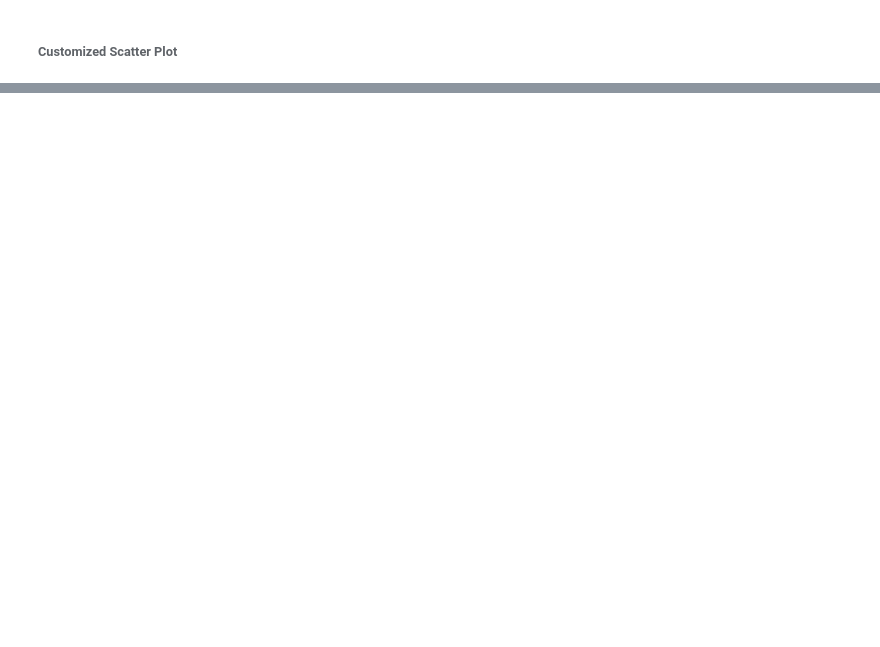
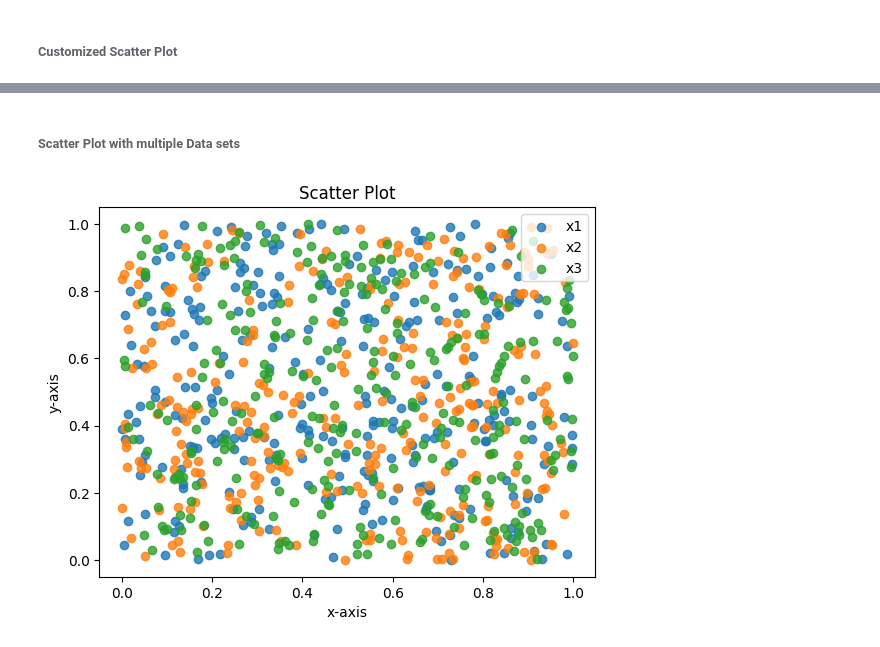
Before and after one commit to swati-bhatt/Practice_MLDA, a Jupyter notebook: DataVisualization.ipynb, the cells around one changed output, grey strips where cells are left out. Drawn from its saved outputs; the diff is of its cells as text; code cells hidden in the pictures; blank space fills up the shorter version.

```diff
--- a/DataVisualization.ipynb
+++ b/DataVisualization.ipynb
@@ -83,0 +84,20 @@ plt.show()
+# %% [markdown]
+###### Scatter Plot with multiple Data sets
+# %%
+x1=np.random.rand(300)
+y1=np.random.rand(300)
+x2=np.random.rand(300)
+y2=np.random.rand(300)
+x3=np.random.rand(300)
+y3=np.random.rand(300)
+
+plt.scatter(x1, y1, marker='o', alpha =0.8, label='x1')
+plt.scatter(x2, y2, marker='o', alpha =0.8, label='x2')
+plt.scatter(x3, y3, marker='o', alpha =0.8, label='x3')
+plt.xlabel("x-axis")
+plt.ylabel("y-axis")
+plt.title("Scatter Plot")
+plt.legend()
+plt.show()
+# %% [output]
+[figure, added]
```
Also changed, not shown: parts of 24 cells of this notebook.
